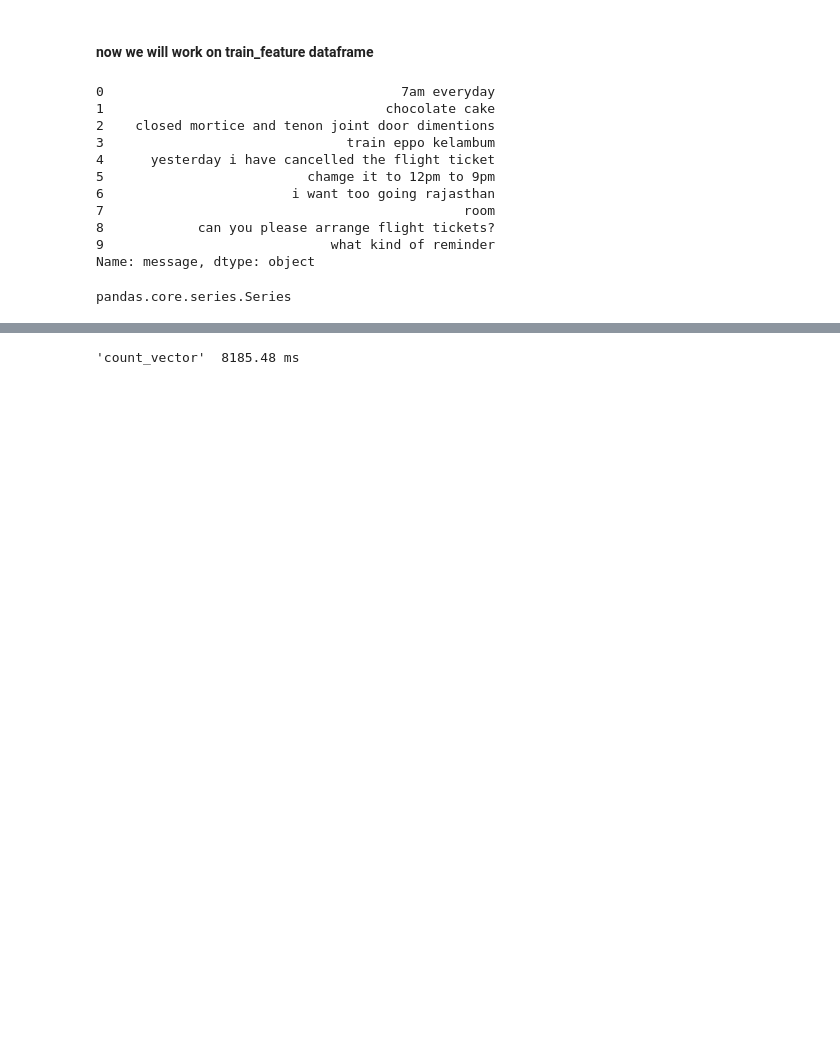
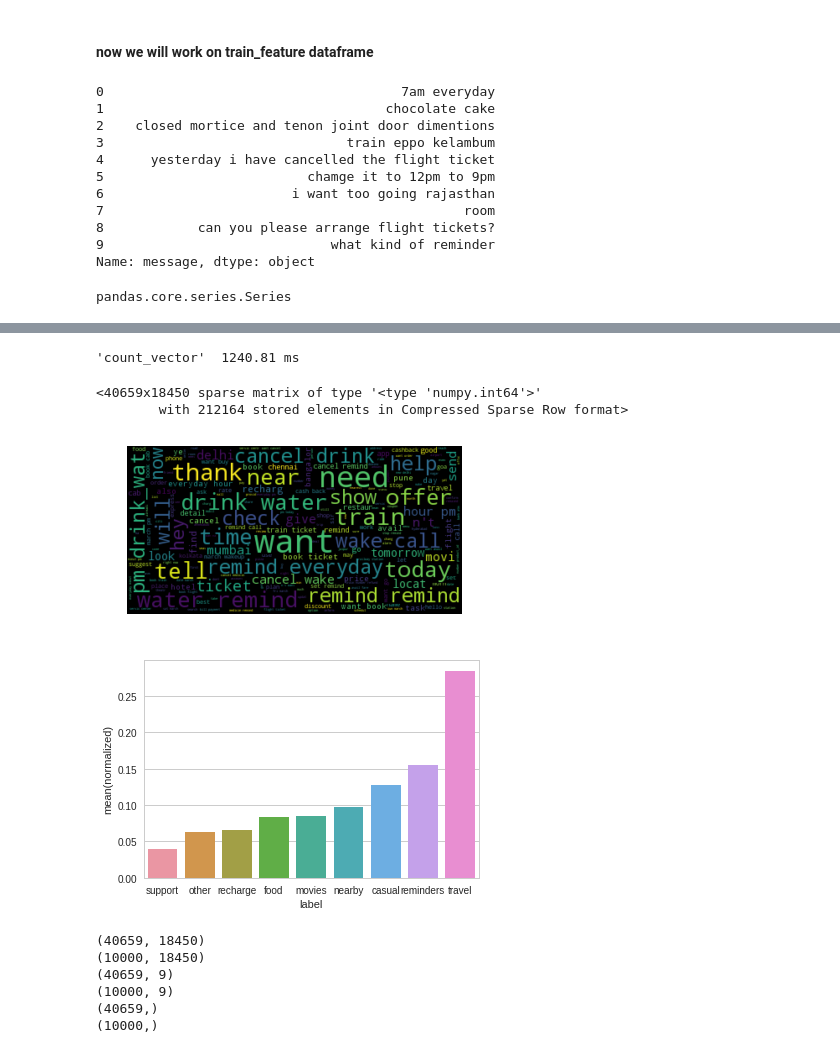
Before and after one commit to nitikagoel01/haptik_project, a Jupyter notebook: haptik_baselineModel.ipynb, the cells around one changed output, grey strips where cells are left out. Saved outputs shown, nothing was run; the diff lists cells and outputs as text; code cells hidden in the pictures; blank space fills up the shorter version.

```diff
--- a/haptik_baselineModel.ipynb
+++ b/haptik_baselineModel.ipynb
@@ -140,3 +180,0 @@ def tokenizer(X):
-# %%
-tokenize, X_train = tokenizer(X_train)
-tokenize
@@ -163,3 +189,0 @@ def remove_stopWord(X):
-# %%
-en_stop, X_train = remove_stopWord(X_train)
-X_train.head(10)
@@ -208,3 +189,0 @@ def stemming(X):
-# %%
-stemmer, X_train = stemming(X_train)
-X_train.head(10)
@@ -228,6 +189,0 @@ stemmer
-# %%
-text = list(X_train)
-text_string = []
-for item in text:
-    text_string.append(' '.join(item))
-text_string
@@ -252,18 +229,60 @@ text_string
 # %%
 # Count Vectorizer
 @timeit
-def count_vector(train, test):
-    vect = CountVectorizer(stop_words=en_stop,
-                  ngram_range=(1, 2),
-                  tokenizer=tokenize.tokenize,
-                  min_df=2,
-                  max_df=0.5)
-    train_dtm = vect.fit_transform(train)
-    test_dtm = vect.transform(test)
+def count_vector(X_train, X_test):
+    vect = CountVectorizer(ngram_range=(1, 2), min_df=2, max_df=0.5)
+    X_train = Series([' '.join(x) for x in X_train])
+    X_test = Series([' '.join(x) for x in X_test])
+    train_dtm = vect.fit_transform(X_train)
+    test_dtm = vect.transform(X_test)
     return train_dtm, test_dtm
 
-train_dtm, test_dtm = count_vector(text_string, X_test)
+train_dtm, test_dtm = count_vector(X_train, X_test)
 # %% [output]
-'count_vector'  8185.48 ms
+'count_vector'  1240.81 ms
+# %%
+train_dtm
+# %% [output]
+<40659x18450 sparse matrix of type '<type 'numpy.int64'>'
+        with 212164 stored elements in Compressed Sparse Row format>
+# %%
+# wordCloud for visualization
+
+def wordCloud(X_train):
+    text = []
+    for i in range(len(X_train)):
+        text = text + [i for i in X_train[i]]
+    textall = " ".join(text)
+    wordcloud = WordCloud(max_font_size=40).generate(textall)
+    plt.figure()
+    plt.imshow(wordcloud, interpolation="bilinear")
+    plt.axis("off")
+    return plt.show()
+
+wordCloud(X_train)
+
+def yhist_plot(yhist):
+    sns.set_style("whitegrid")
+    ax = sns.barplot(x="label", y="normalized", data=yhist)
+    return plt.show()
+
+yhist_plot(yhist)
+# %% [output]
+[figure, added]
+[figure, added]
+# %%
+print(train_dtm.shape)
+print(test_dtm.shape)
+print(y_train.shape)
+print(y_test.shape)
+print(X_train.shape)
+print(X_test.shape)
+# %% [output]
+(40659, 18450)
+(10000, 18450)
+(40659, 9)
+(10000, 9)
+(40659,)
+(10000,)
 # %%
 train_dtm
```
Also changed, not shown: parts of 28 cells of this notebook.
